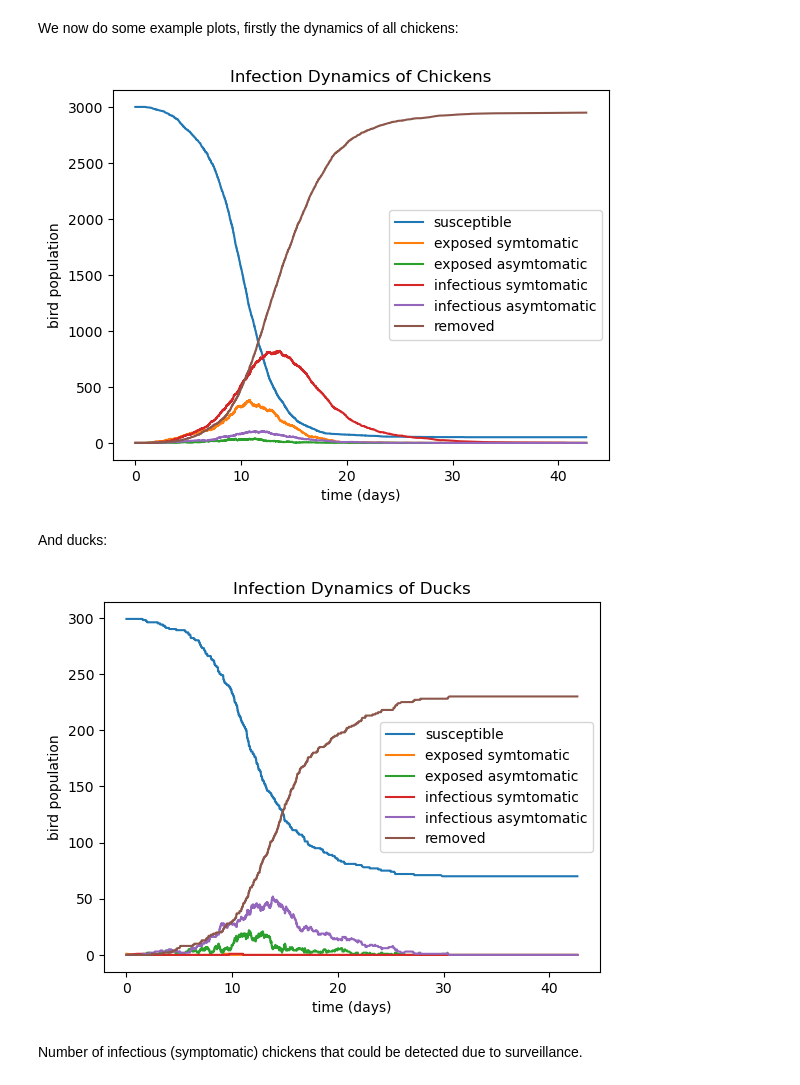
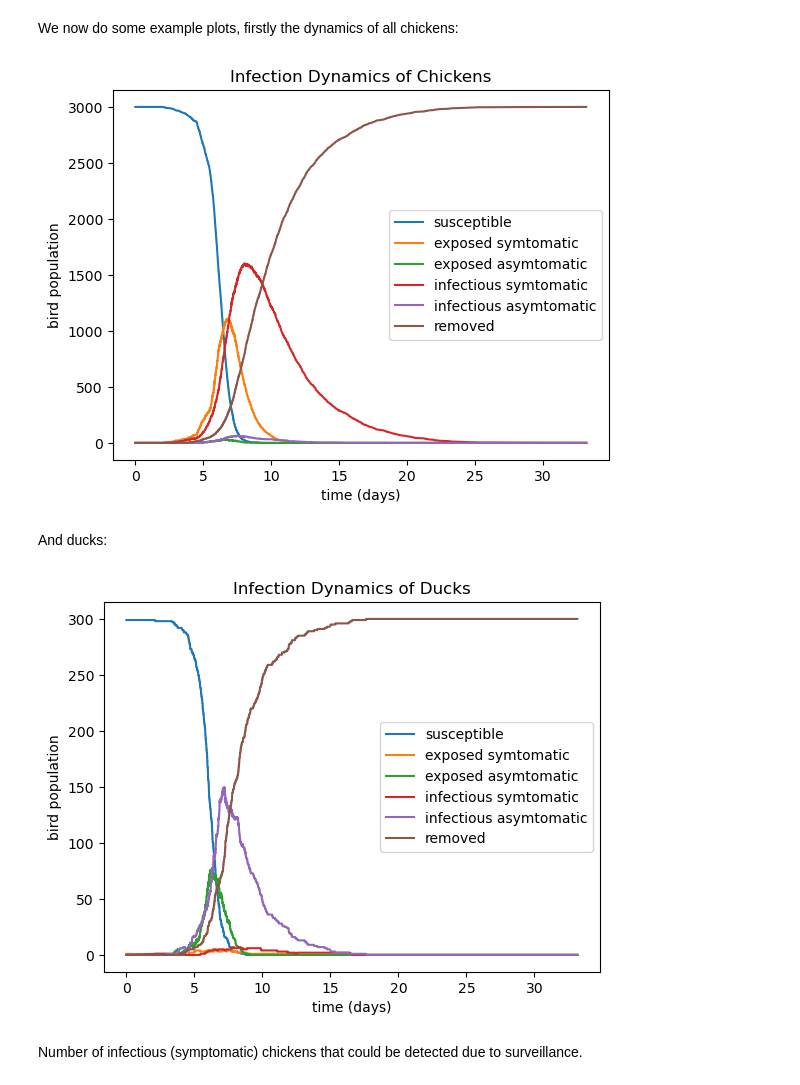
Before and after one commit to stevewu2001/Within-flock-simulation, a Jupyter notebook: chicken_duck_mixed_flock/Scratches.ipynb, the cells around one changed output. Drawn from its saved outputs; the diff is of its cells as text; code cells hidden in the pictures.

```diff
--- a/chicken_duck_mixed_flock/Scratches.ipynb
+++ b/chicken_duck_mixed_flock/Scratches.ipynb
@@ -49,10 +49,10 @@ Same idea applies to asymptomatic birds.
 # initialise the infection rate tensor
 beta_A = np.zeros((num_flocks, num_species, num_flocks, num_species))
 
-beta_A[:, 0, :, 0] = 0.01 # within-chicken infection
-beta_A[:, 1, :, 0] = 0.01 # chicken-to-duck infection
-beta_A[:, 1, :, 0] = 1 # duck-to-chicken infection
-beta_A[:, 1, :, 1] = 1 # within-duck infection
+beta_A[:, :2, :, :2] = 0.01 # within-chicken infection
+beta_A[:, :2, :, 2] = 0.01 # chicken-to-duck infection
+beta_A[:, 2, :, :2] = 1 # duck-to-chicken infection
+beta_A[:, :2, :, :2] = 1 # within-duck infection
 # %% [markdown]
 Now consider the latency and infectious period, probability of symptom display.
 # %%
@@ -68,7 +68,7 @@ infectious_period_A = 1.9 * np.ones(num_species)
 gamma_A = np.ones(num_species) / infectious_period_A
 
 # probability of displaying symptoms, can be changed
-p_S = np.array([0.85, 0.01])
+p_S = np.array([0.95, 0.95, 0.05])
 p_A = np.ones(num_species) - p_S
 # %% [markdown]
 We have the following update rules for a bird in flock $a$ and of species $b$ (for sympotomatic case only, asymptomatic case follows similar reasoning):
@@ -81,16 +81,15 @@ $$
 
 We define each of the rules into a function.
 # %%
-def S_to_E(a, b, current_val, symptomatic = True, tot_popul=tot_popul, beta_S=beta_S, beta_A=beta_A, p_S=p_S, p_A=p_A, num_flocks=num_flocks, num_species=num_species):
-    val = 0
-    for i in range(num_flocks):
-        for j in range(num_species):
-            if tot_popul[i,j] != 0:
-                val += (beta_S[i,j,a,b] * current_val[i,j,3] + beta_A[i,j,a,b] * current_val[i,j,4]) / tot_popul[i,j]
+def S_to_E(a, b, current_val, symptomatic=True, tot_popul=tot_popul, beta_S=beta_S, beta_A=beta_A, p_S=p_S, p_A=p_A, num_flocks=num_flocks, num_species=num_species):
+    infection_rate = (beta_S[:, :, a, b] * current_val[:, :, 3] + beta_A[:, :, a, b] * current_val[:, :, 4]) / np.where(tot_popul != 0, tot_popul, 1)
+    val = np.sum(infection_rate)
+
     if symptomatic:
-        val = val * current_val[a,b,0] * p_S[b]
+        val *= current_val[a, b, 0] * p_S[b]
     else:
-        val = val * current_val[a,b,0] * p_A[b]
+        val *= current_val[a, b, 0] * p_A[b]
+
     return val
 
 def E_to_I(a, b, current_val, symptomatic = True, tot_popul=tot_popul, sigma_S=sigma_S, sigma_A=sigma_A, num_flocks=num_flocks, num_species=num_species):
@@ -127,15 +126,12 @@ def Gillespie_simu(max_events=max_events, init_val=init_val, tot_popul=tot_popul
         ##### create an event tensor ####
 
         all_events = np.zeros((num_flocks, num_species, 6)) # six types of update rules in total
-
-        for a in range(num_flocks):
-            for b in range(num_species):
-                all_events[a,b,0] = S_to_E(a, b, current_val, True)
-                all_events[a,b,1] = S_to_E(a, b, current_val, False)
-                all_events[a,b,2] = E_to_I(a, b, current_val, True)
-                all_events[a,b,3] = E_to_I(a, b, current_val, False)
-                all_events[a,b,4] = I_to_R(a, b, current_val, True)
-                all_events[a,b,5] = I_to_R(a, b, current_val, False)
+        all_events[:, :, 0] = S_to_E(np.arange(num_flocks)[:, None], np.arange(num_species), current_val, True)
+        all_events[:, :, 1] = S_to_E(np.arange(num_flocks)[:, None], np.arange(num_species), current_val, False)
+        all_events[:, :, 2] = E_to_I(np.arange(num_flocks)[:, None], np.arange(num_species), current_val, True)
+        all_events[:, :, 3] = E_to_I(np.arange(num_flocks)[:, None], np.arange(num_species), current_val, False)
+        all_events[:, :, 4] = I_to_R(np.arange(num_flocks)[:, None], np.arange(num_species), current_val, True)
+        all_events[:, :, 5] = I_to_R(np.arange(num_flocks)[:, None], np.arange(num_species), current_val, False)
 
         # store total rate to rescale later
         tot_rate = np.sum(all_events)
@@ -242,15 +238,15 @@ def dynamics_plot_aggregate(t, y, flock_lst: list, species_lst: list, title,
 We now do some example plots, firstly the dynamics of all chickens:
 # %%
 t,y = Gillespie_simu()
-dynamics_plot_aggregate(t, y, [0,1], [0], 'Infection Dynamics of Chickens')
+dynamics_plot_aggregate(t, y, [0], [0,1], 'Infection Dynamics of Chickens')
 # %% [output]
-[figure, old version]
+[figure, new version]
 # %% [markdown]
 And ducks:
 # %%
-dynamics_plot_aggregate(t, y, [0,1], [1], 'Infection Dynamics of Ducks')
+dynamics_plot_aggregate(t, y, [0], [2], 'Infection Dynamics of Ducks')
 # %% [output]
-[figure, old version]
+[figure, new version]
 # %% [markdown]
 Number of infectious (symptomatic) chickens that could be detected due to surveillance.
 # %%
```
Also changed, not shown: parts of 13 cells of this notebook, 4 other files.
